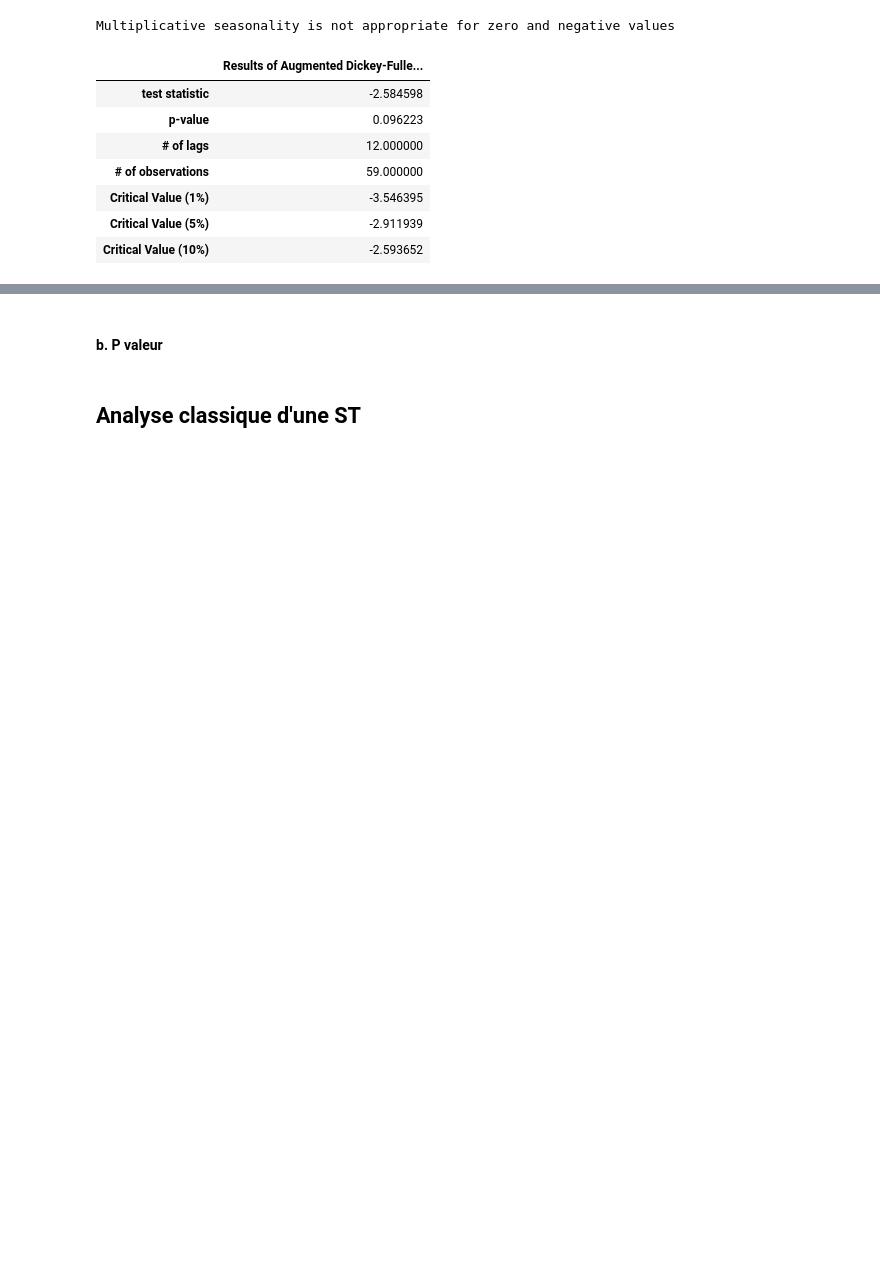
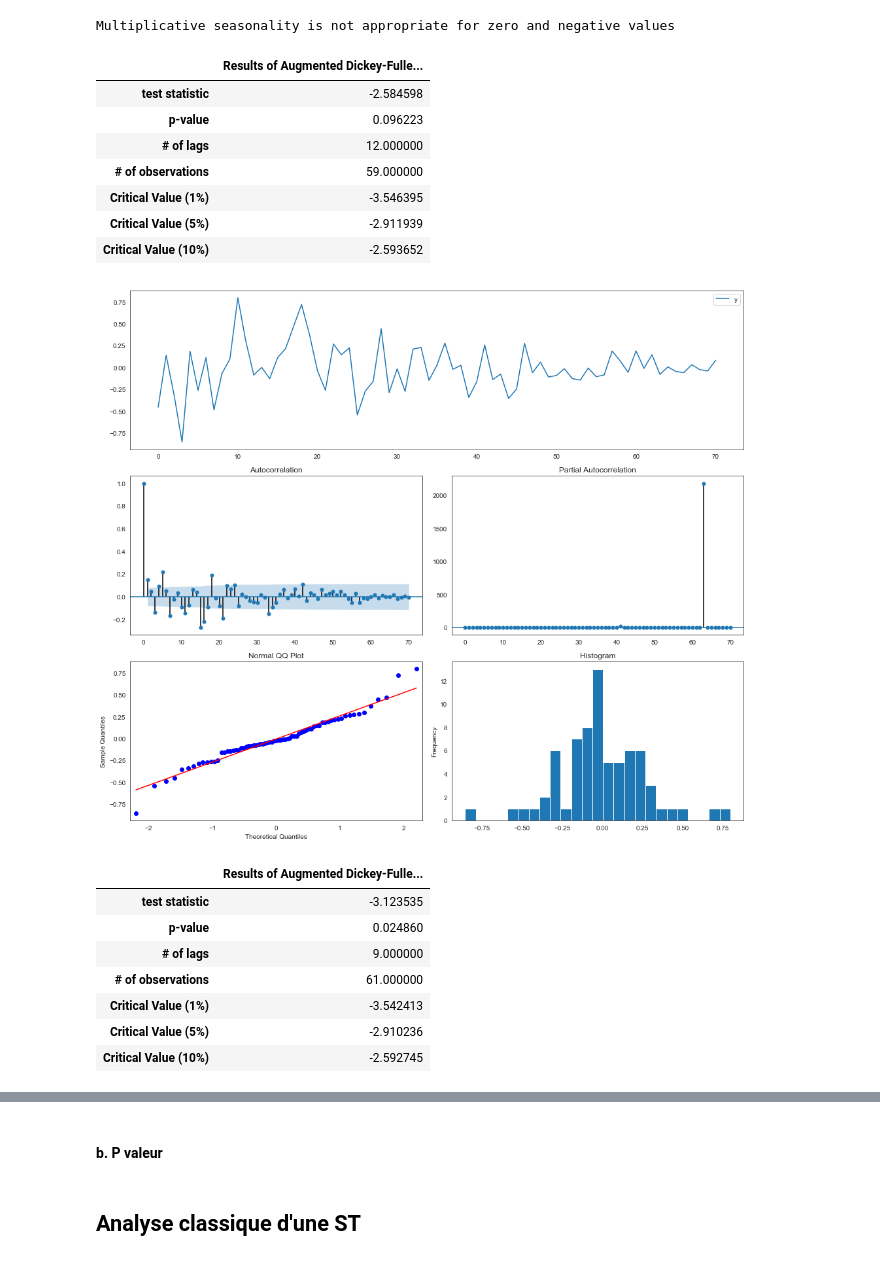
Before and after one commit to mariondechallens/1000mercis, a Jupyter notebook: Analyses/Annonceur1_campagne1_visite_2pages_Questions.ipynb, the cells around one changed output, grey strips where cells are left out. Drawn from its saved outputs; the diff is of its cells as text; code cells hidden in the pictures; blank space fills up the shorter version.

Commit message:
tests ARIMA

```diff
--- a/Analyses/Annonceur1_campagne1_visite_2pages_Questions.ipynb
+++ b/Analyses/Annonceur1_campagne1_visite_2pages_Questions.ipynb
@@ -319,3 +319,17 @@ Multiplicative seasonality is not appropriate for zero and negative values
 | Critical Value (1%) | -3.546395 |
 | Critical Value (5%) | -2.911939 |
 | Critical Value (10%) | -2.593652 |
+# %%
+Zdiff = np.diff(Z_cum)
+ts_plot(Zdiff)
+adf_test(Zdiff)
+# %% [output]
+[figure, added]
+|  | Results of Augmented Dickey-Fulle... |
+| test statistic | -3.123535 |
+| p-value | 0.024860 |
+| # of lags | 9.000000 |
+| # of observations | 61.000000 |
+| Critical Value (1%) | -3.542413 |
+| Critical Value (5%) | -2.910236 |
+| Critical Value (10%) | -2.592745 |
```
Also changed, not shown: parts of 4 cells of this notebook, 2 other files.
